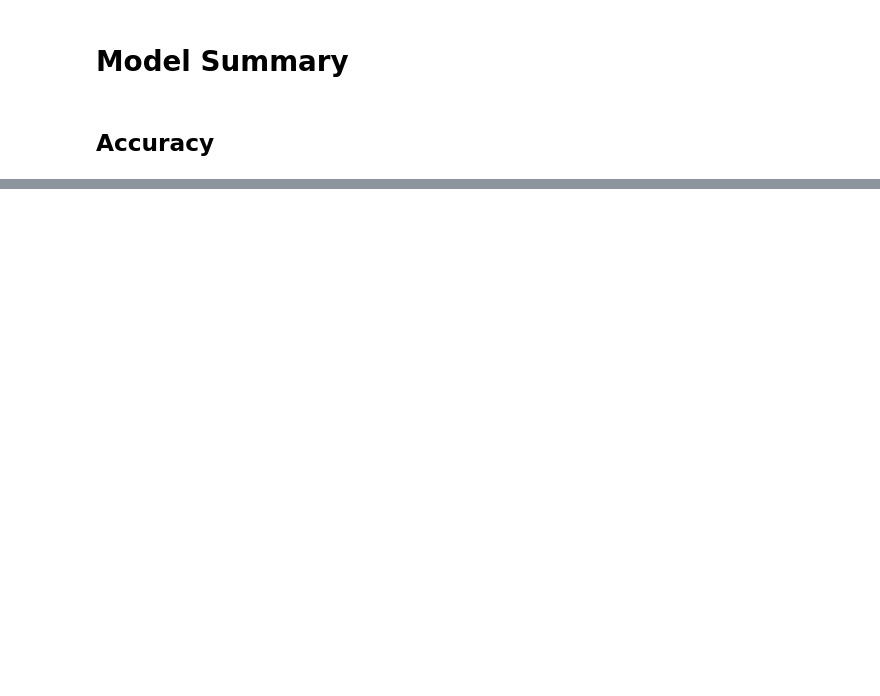
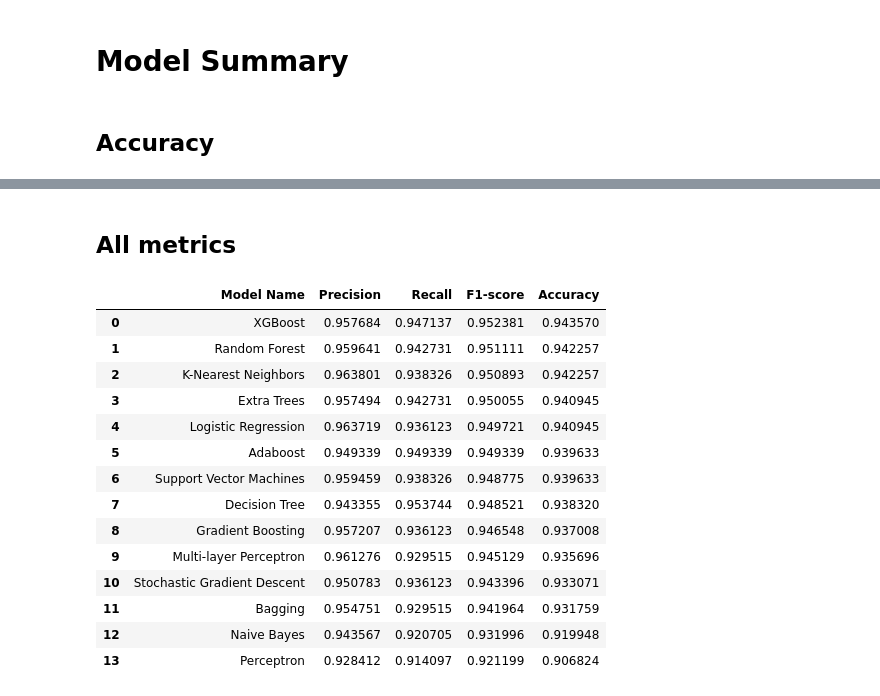
Before and after one commit to hmantovani/py-handbook, a Jupyter notebook: model/classification.ipynb, the cells around one changed output, grey strips where cells are left out. Cells and saved outputs as stored; diff of their text form; code cells hidden in the pictures; blank space fills up the shorter version.

```diff
--- a/model/classification.ipynb
+++ b/model/classification.ipynb
@@ -1200,0 +1201,62 @@ weighted avg       0.94      0.94      0.94       762
+# %% [markdown]
+## All metrics
+# %%
+from sklearn.metrics import precision_recall_fscore_support
+
+models = [
+    'Extra Trees', 'Multi-layer Perceptron', 'Bagging', 'Adaboost', 'Gradient Boosting',
+    'Perceptron', 'Stochastic Gradient Descent', 'Logistic Regression',
+    'Naive Bayes', 'Random Forest', 'Decision Tree', 'K-Nearest Neighbors', 'Support Vector Machines'
+]
+
+predictions = [
+    extra_trees_pred, mlp_pred, bagging_pred, adaboost_pred, gbm_pred,
+    perceptron_pred, SGD_pred, LR_pred,
+    NB_pred, RF_pred, DT_pred, KNN_pred, SVM_pred
+]
+
+results = []
+
+for model, pred in zip(models, predictions):
+    precision, recall, f1_score, _ = precision_recall_fscore_support(y_test, pred, pos_label='Osmancik', average='binary')
+    accuracy = accuracy_score(y_test, pred)
+
+    results.append({
+        'Model Name': model,
+        'Precision': precision,
+        'Recall': recall,
+        'F1-score': f1_score,
+        'Accuracy': accuracy
+    })
+
+# XGBoost works differently
+precisionXG, recallXG, f1_scoreXG, _ = precision_recall_fscore_support(y_test_LE, XGB_pred, average='binary')
+accuracyXG = accuracy_score(y_test_LE, XGB_pred)
+results.append({
+    'Model Name': 'XGBoost',
+    'Precision': precisionXG,
+    'Recall': recallXG,
+    'F1-score': f1_scoreXG,
+    'Accuracy': accuracyXG
+})
+
+# Create a DataFrame from the results list
+results_df = pd.DataFrame(results).sort_values(by='Accuracy', ascending=False).reset_index(drop=True)
+
+results_df
+# %% [output]
+|  | Model Name | Precision | Recall | F1-score | Accuracy |
+| 0 | XGBoost | 0.957684 | 0.947137 | 0.952381 | 0.943570 |
+| 1 | Random Forest | 0.959641 | 0.942731 | 0.951111 | 0.942257 |
+| 2 | K-Nearest Neighbors | 0.963801 | 0.938326 | 0.950893 | 0.942257 |
+| 3 | Extra Trees | 0.957494 | 0.942731 | 0.950055 | 0.940945 |
+| 4 | Logistic Regression | 0.963719 | 0.936123 | 0.949721 | 0.940945 |
+| 5 | Adaboost | 0.949339 | 0.949339 | 0.949339 | 0.939633 |
+| 6 | Support Vector Machines | 0.959459 | 0.938326 | 0.948775 | 0.939633 |
+| 7 | Decision Tree | 0.943355 | 0.953744 | 0.948521 | 0.938320 |
+| 8 | Gradient Boosting | 0.957207 | 0.936123 | 0.946548 | 0.937008 |
+| 9 | Multi-layer Perceptron | 0.961276 | 0.929515 | 0.945129 | 0.935696 |
+| 10 | Stochastic Gradient Descent | 0.950783 | 0.936123 | 0.943396 | 0.933071 |
+| 11 | Bagging | 0.954751 | 0.929515 | 0.941964 | 0.931759 |
+| 12 | Naive Bayes | 0.943567 | 0.920705 | 0.931996 | 0.919948 |
+| 13 | Perceptron | 0.928412 | 0.914097 | 0.921199 | 0.906824 |
```
Also changed, not shown: parts of 12 cells of this notebook.
